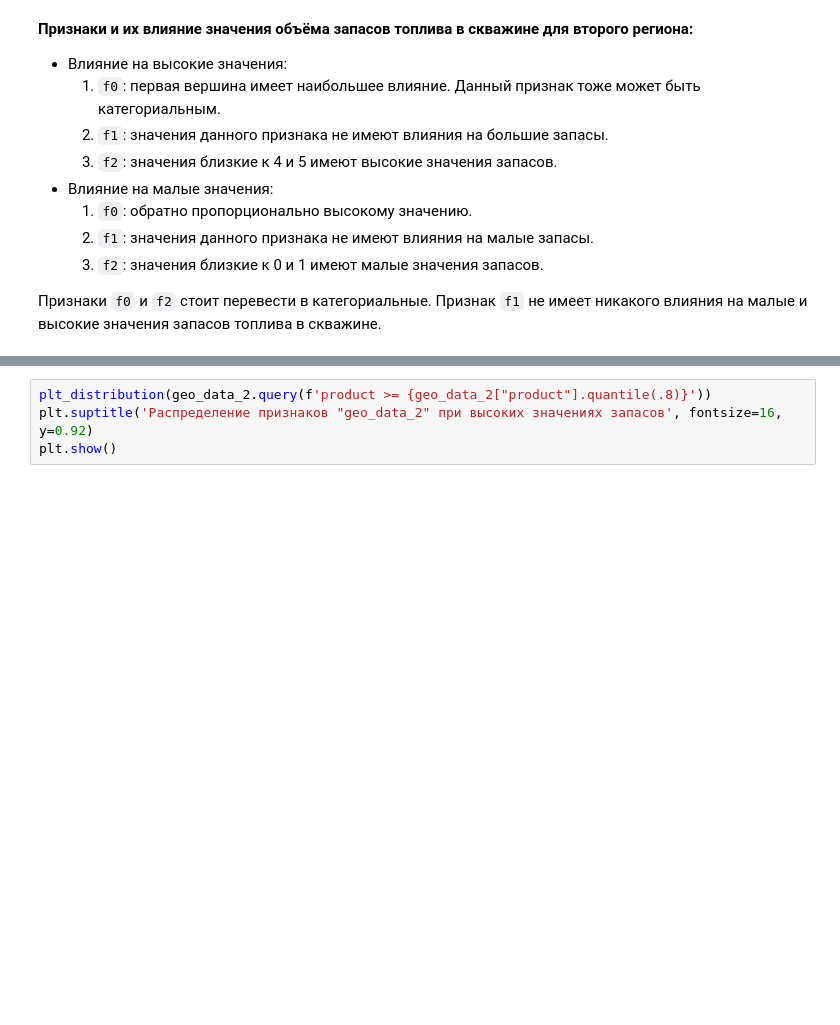
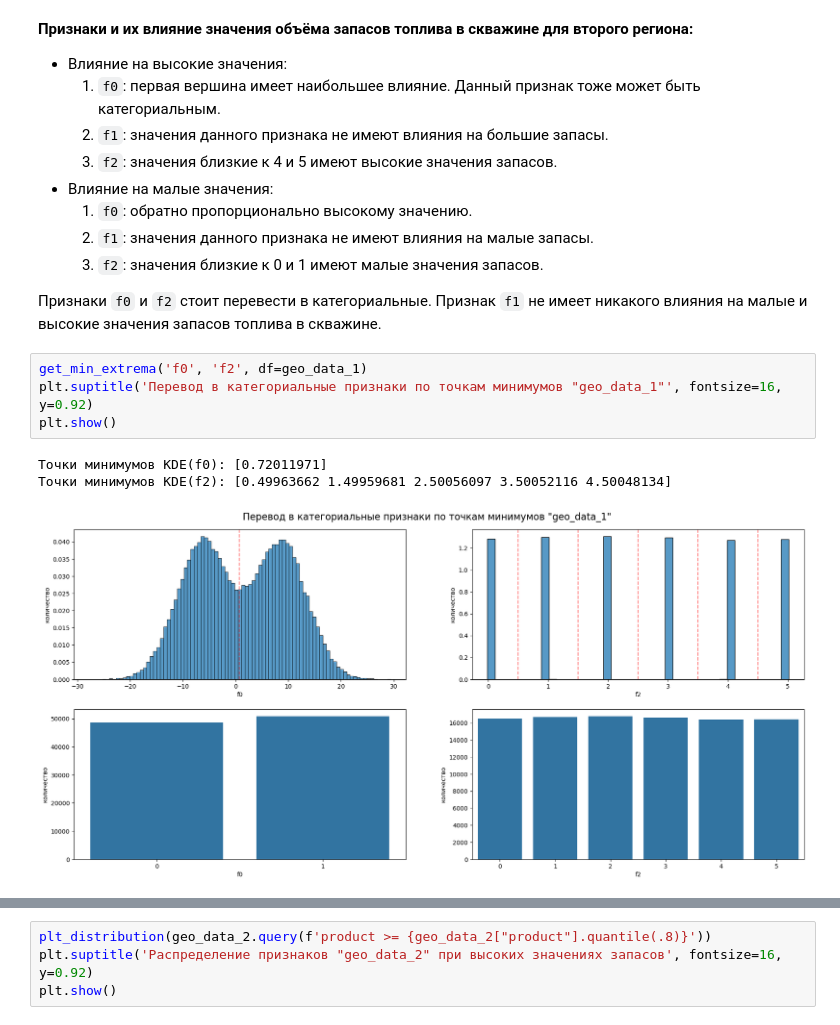
Before and after one commit to serguntsov/geo_well_ml, a Jupyter notebook: where_to_drill_a_well.ipynb, the cells around one changed output, grey strips where cells are left out. Cells and saved outputs as stored; diff of their text form; blank space fills up the shorter version.

```diff
--- a/where_to_drill_a_well.ipynb
+++ b/where_to_drill_a_well.ipynb
@@ -419,3 +437,11 @@ plt.show()
     3. `f2`: значения близкие к 0 и 1 имеют малые значения запасов.
 
 Признаки `f0` и `f2` стоит перевести в категориальные. Признак `f1` не имеет никакого влияния на малые и высокие значения запасов топлива в скважине.
+# %%
+get_min_extrema('f0', 'f2', df=geo_data_1)
+plt.suptitle('Перевод в категориальные признаки по точкам минимумов "geo_data_1"', fontsize=16, y=0.92)
+plt.show()
+# %% [output]
+Точки минимумов KDE(f0): [0.72011971]
+Точки минимумов KDE(f2): [0.49963662 1.49959681 2.50056097 3.50052116 4.50048134]
+[figure, added]
```
Also changed, not shown: parts of 14 cells of this notebook.
